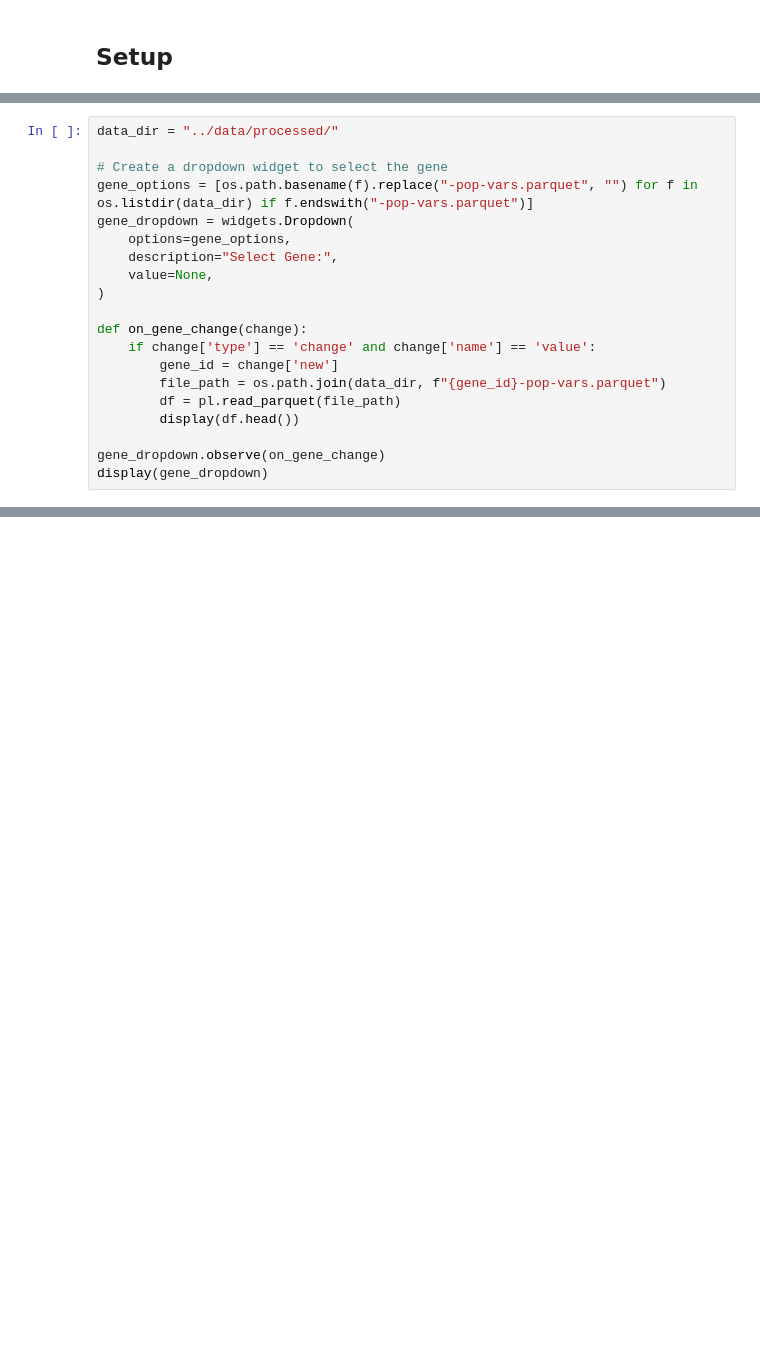
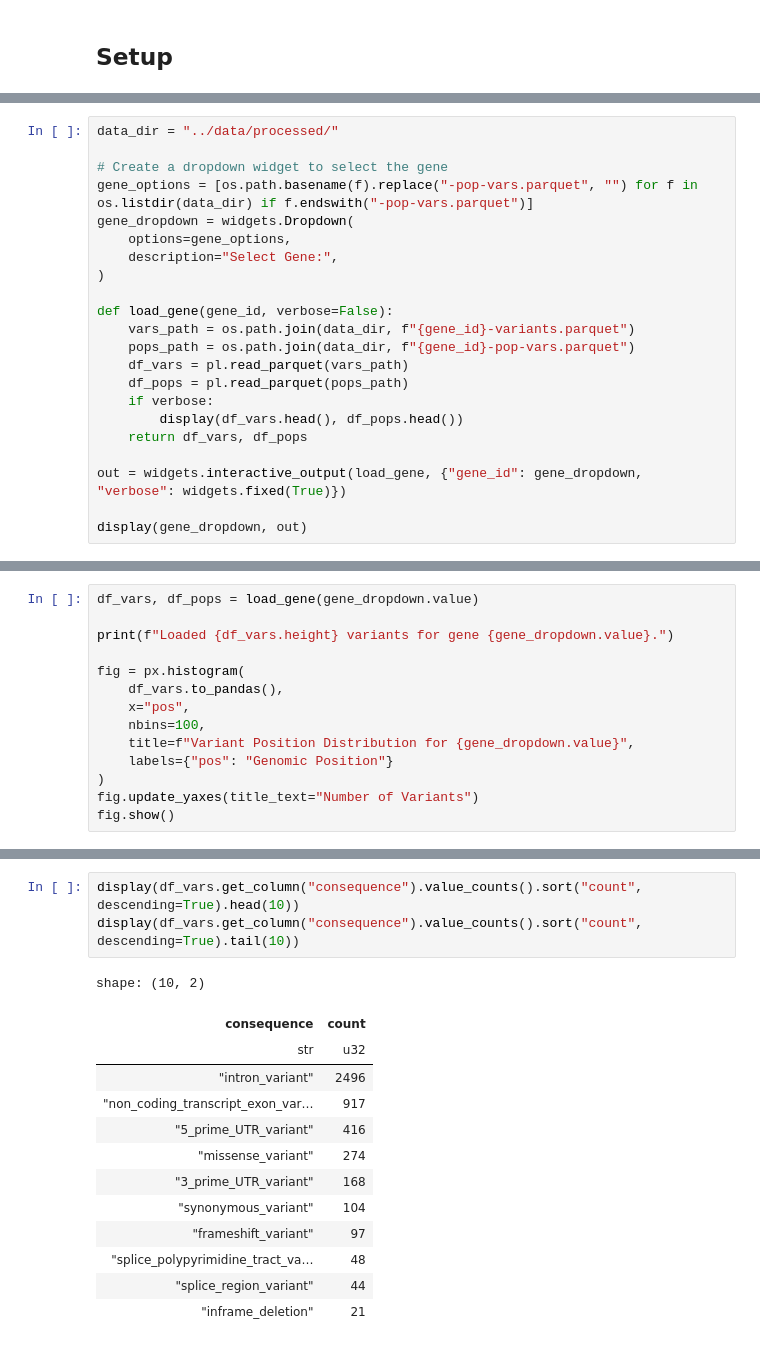
Before and after one commit to lschoenm/EMBL-Variant-Dashboard, a Jupyter notebook: notebooks/variant-analysis.ipynb, the cells around one changed output, grey strips where cells are left out. Cells and saved outputs as stored; diff of their text form; blank space fills up the shorter version.

Commit message:
Add variant visualization

```diff
--- a/notebooks/variant-analysis.ipynb
+++ b/notebooks/variant-analysis.ipynb
@@ -13,17 +15,19 @@ gene_options = [os.path.basename(f).replace("-pop-vars.parquet", "") for f in os
 gene_dropdown = widgets.Dropdown(
     options=gene_options,
     description="Select Gene:",
-    value=None,
 )
 
-def on_gene_change(change):
-    if change['type'] == 'change' and change['name'] == 'value':
-        gene_id = change['new']
-        file_path = os.path.join(data_dir, f"{gene_id}-pop-vars.parquet")
-        df = pl.read_parquet(file_path)
-        display(df.head())
+def load_gene(gene_id, verbose=False):
+    vars_path = os.path.join(data_dir, f"{gene_id}-variants.parquet")
+    pops_path = os.path.join(data_dir, f"{gene_id}-pop-vars.parquet")
+    df_vars = pl.read_parquet(vars_path)
+    df_pops = pl.read_parquet(pops_path)
+    if verbose:
+        display(df_vars.head(), df_pops.head())
+    return df_vars, df_pops
 
-gene_dropdown.observe(on_gene_change)
-display(gene_dropdown)
+out = widgets.interactive_output(load_gene, {"gene_id": gene_dropdown, "verbose": widgets.fixed(True)})
+
+display(gene_dropdown, out)
 # %% [output]
 [interactive output not drawn]
@@ -29,0 +37,14 @@ display(gene_dropdown)
+# %%
+df_vars, df_pops = load_gene(gene_dropdown.value)
+
+print(f"Loaded {df_vars.height} variants for gene {gene_dropdown.value}.")
+
+fig = px.histogram(
+    df_vars.to_pandas(),
+    x="pos",
+    nbins=100,
+    title=f"Variant Position Distribution for {gene_dropdown.value}",
+    labels={"pos": "Genomic Position"}
+)
+fig.update_yaxes(title_text="Number of Variants")
+fig.show()
@@ -29,0 +55,17 @@ display(gene_dropdown)
+# %%
+display(df_vars.get_column("consequence").value_counts().sort("count", descending=True).head(10))
+display(df_vars.get_column("consequence").value_counts().sort("count", descending=True).tail(10))
+# %% [output]
+shape: (10, 2)
+| consequence | count |
+| str | u32 |
+| "intron_variant" | 2496 |
+| "non_coding_transcript_exon_var… | 917 |
+| "5_prime_UTR_variant" | 416 |
+| "missense_variant" | 274 |
+| "3_prime_UTR_variant" | 168 |
+| "synonymous_variant" | 104 |
+| "frameshift_variant" | 97 |
+| "splice_polypyrimidine_tract_va… | 48 |
+| "splice_region_variant" | 44 |
+| "inframe_deletion" | 21 |
```
Also changed, not shown: parts of 12 cells of this notebook, 2 other files.
